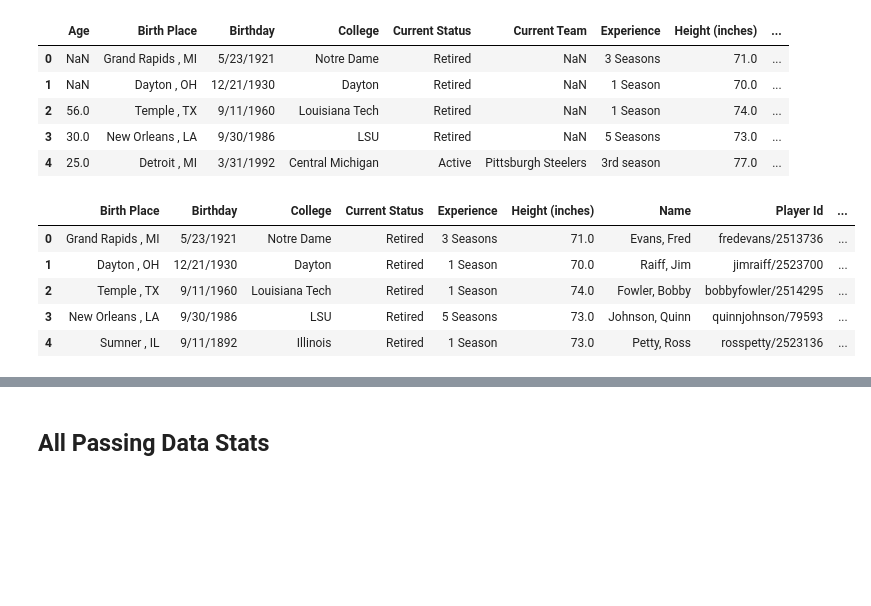
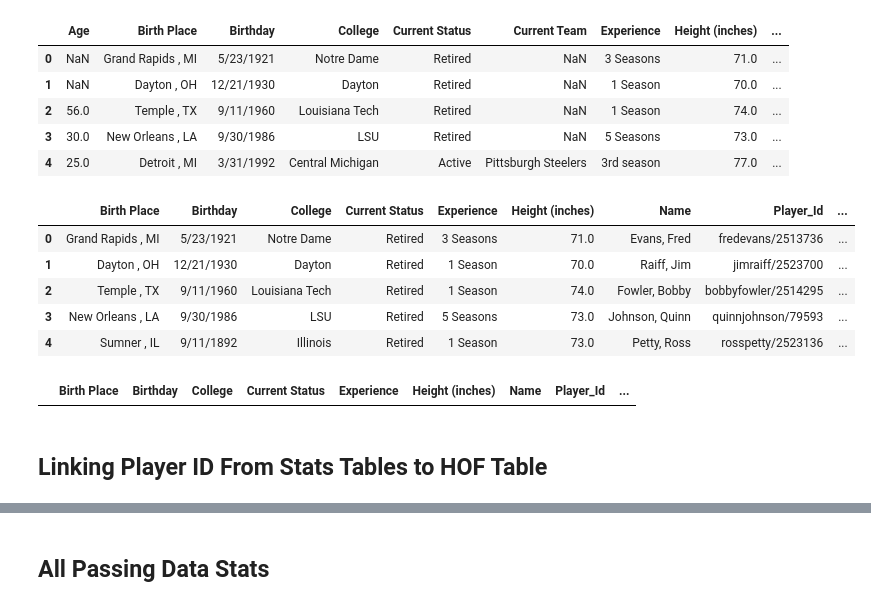
Before and after one commit to Fentonmiller/Fentonmiller.github.io, a Jupyter notebook: Final_Project.ipynb, the cells around one changed output, grey strips where cells are left out. Cells and saved outputs as stored; diff of their text form; code cells hidden in the pictures; blank space fills up the shorter version.

Commit message:
hof to player id

```diff
--- a/Final_Project.ipynb
+++ b/Final_Project.ipynb
@@ -49,19 +60,27 @@ basic_stats.head()
 # %%
 basic_stats = pd.read_csv('data/Basic_Stats.csv')
 basic_stats.drop('Position', axis=1, inplace=True)
 basic_stats.drop('Number', axis=1, inplace=True)
 basic_stats.drop('Current Team', axis=1, inplace=True)
 basic_stats.drop('High School', axis=1, inplace=True)
 basic_stats.drop('Age', axis=1, inplace=True)
 basic_stats.drop('High School Location', axis=1, inplace=True)
 basic_stats.dropna(inplace=True)
 basic_stats.reset_index(inplace=True)
 basic_stats.drop('index', axis=1, inplace=True)
+basic_stats.rename(columns={'Player Id': 'Player_Id'}, inplace=True)
 basic_stats.head()
 # %% [output]
-|  | Birth Place | Birthday | College | Current Status | Experience | Height (inches) | Name | Player Id | ... |
+|  | Birth Place | Birthday | College | Current Status | Experience | Height (inches) | Name | Player_Id | ... |
 | 0 | Grand Rapids , MI | 5/23/1921 | Notre Dame | Retired | 3 Seasons | 71.0 | Evans, Fred | fredevans/2513736 | ... |
 | 1 | Dayton , OH | 12/21/1930 | Dayton | Retired | 1 Season | 70.0 | Raiff, Jim | jimraiff/2523700 | ... |
 | 2 | Temple , TX | 9/11/1960 | Louisiana Tech | Retired | 1 Season | 74.0 | Fowler, Bobby | bobbyfowler/2514295 | ... |
 | 3 | New Orleans , LA | 9/30/1986 | LSU | Retired | 5 Seasons | 73.0 | Johnson, Quinn | quinnjohnson/79593 | ... |
 | 4 | Sumner , IL | 9/11/1892 | Illinois | Retired | 1 Season | 73.0 | Petty, Ross | rosspetty/2523136 | ... |
+# %%
+found = basic_stats[basic_stats['Name'].str.contains('Bradshaw, Terry')]
+found
+# %% [output]
+|  | Birth Place | Birthday | College | Current Status | Experience | Height (inches) | Name | Player_Id | ... |
+# %% [markdown]
+## Linking Player ID From Stats Tables to HOF Table
```
Also changed, not shown: parts of 5 cells of this notebook.
